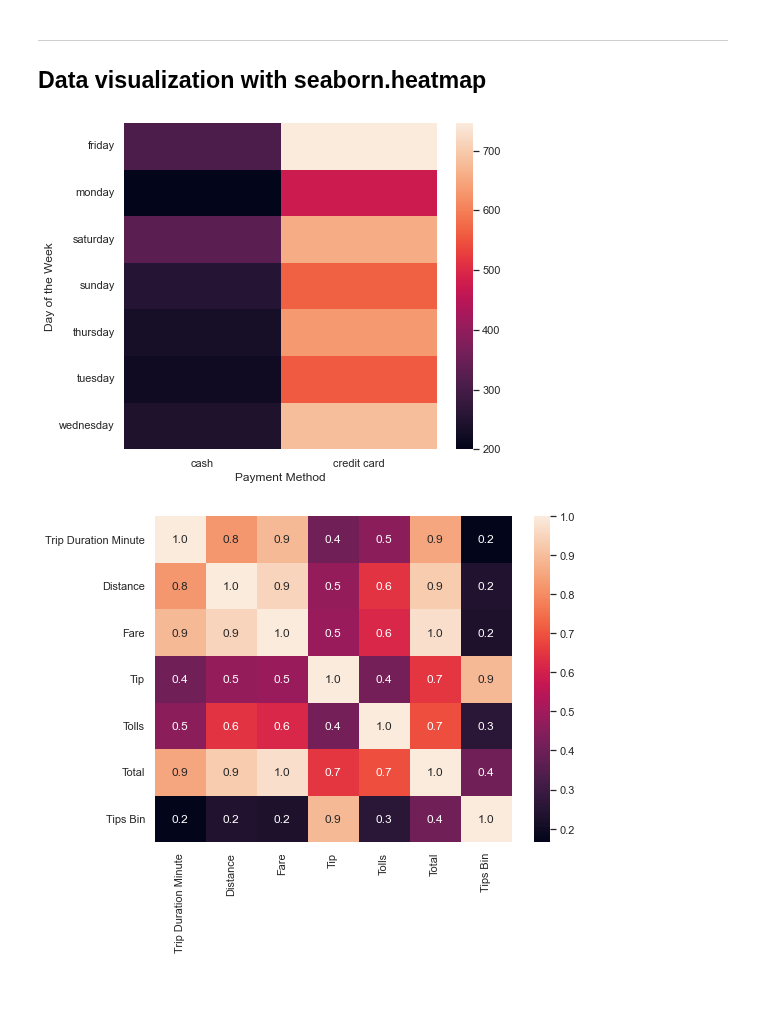
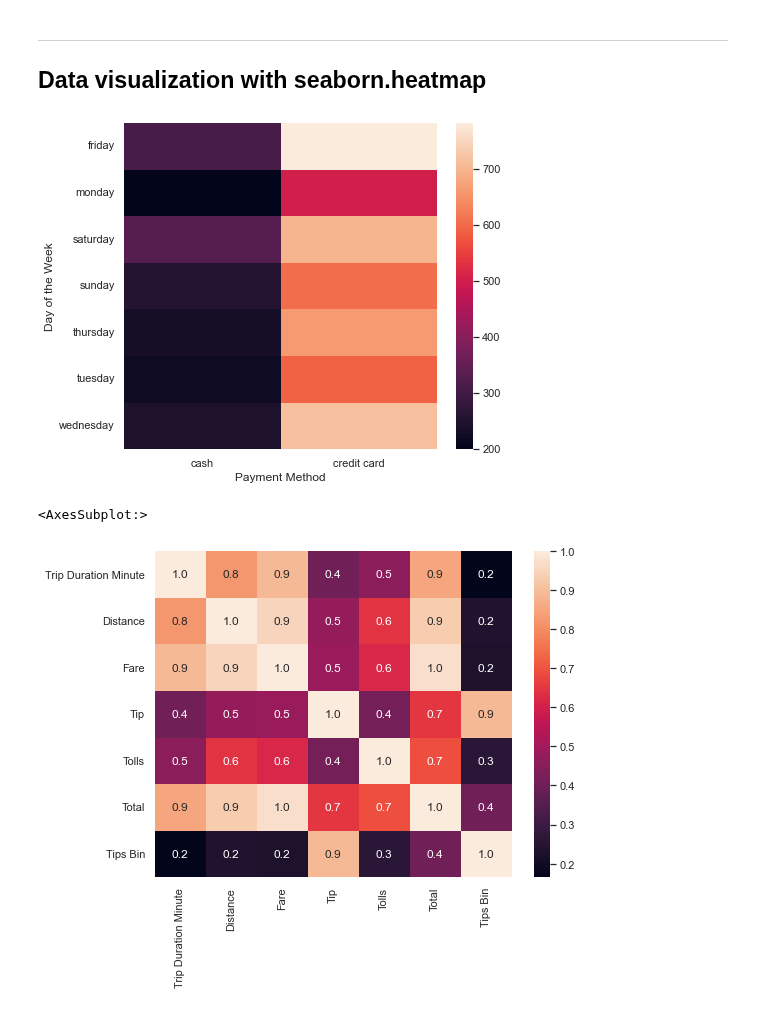
Before and after one commit to hyoaru/dsa-libraries-test, a Jupyter notebook: seaborn.ipynb, the cells around one changed output. Cells and saved outputs as stored; diff of their text form; code cells hidden in the pictures.

```diff
--- a/seaborn.ipynb
+++ b/seaborn.ipynb
@@ -379,20 +378,22 @@ def tip_bin(x):
 taxi_dataframe = taxi_dataframe.assign(tips_bin = taxi_dataframe['tip'].apply(tip_bin))
 # %%
 ax = sns.heatmap(
-    taxi_dataframe.pivot_table(
+    data=taxi_dataframe.pivot_table(
         index='day_of_week',
         columns='payment',
-        values='tips_bin',
+        values='tip',
         aggfunc='count',
-    )
+    ),
 )
 
-sns.set(rc={'figure.figsize' : (10,10)})
+sns.set(rc={'figure.figsize' : (5,3)})
 ax.set_xlabel('Payment Method')
 ax.set_ylabel('Day of the Week');
 # %% [output]
-[figure, old version]
+[figure, new version]
 # %%
+sns.set(rc={'figure.figsize' : (8,6)})
+
 columns_filter = ((taxi_dataframe.columns != 'trip_under_10') & (taxi_dataframe.columns != 'trip_above_60'))
 labels = [x.replace('_', ' ').title() for x in taxi_dataframe.loc[:, columns_filter].corr().columns]
 
@@ -403,7 +404,6 @@ sns.heatmap(
     xticklabels=labels,
     yticklabels=labels,
 )
-
-sns.set(rc={'figure.figsize' : (8,6)})
 # %% [output]
+<AxesSubplot:>
 [figure]
```
Also changed, not shown: parts of 10 cells of this notebook.
